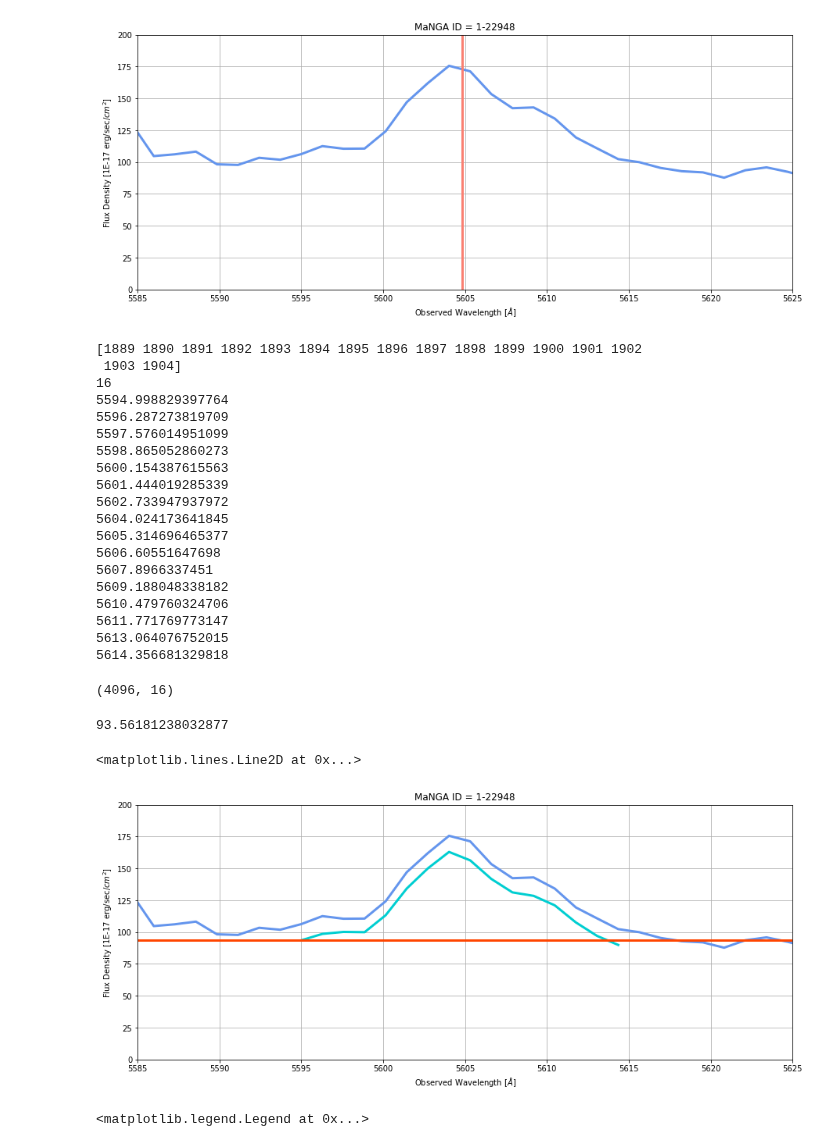
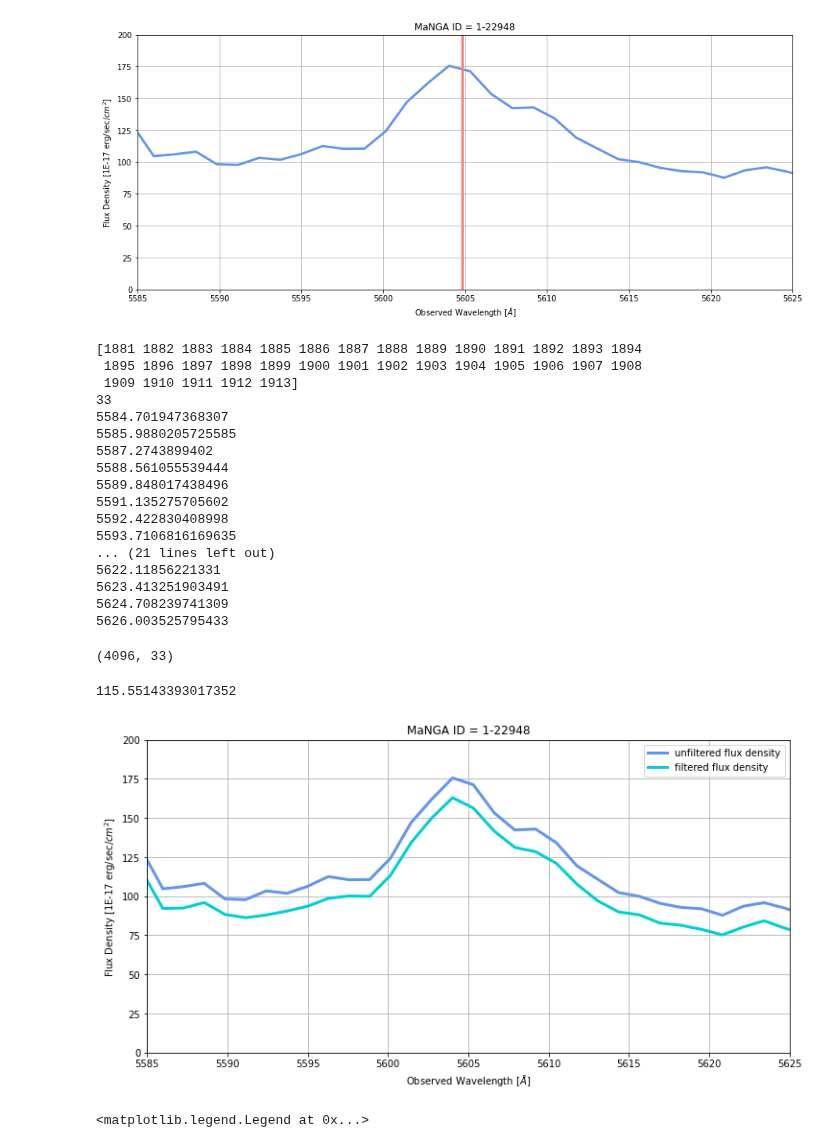
Before and after one commit to Natacha-U/Snr-Prj, a Jupyter notebook: 1-22948.ipynb, the cells around one changed output. Cells and saved outputs as stored; diff of their text form; code cells hidden in the pictures.

Commit message:
fixed the figures

```diff
--- a/1-22948.ipynb
+++ b/1-22948.ipynb
@@ -57,35 +57,33 @@ plt.axvline(a, linewidth = 3, color = 'salmon')
 # %%
 # select peak region
 index = 0
-yaxis = np.where(np.logical_and(wave > start, wave < end))[0]
+yaxis = np.where(np.logical_and(wave > start-1, wave < end+2))[0]
 # print(yaxis)
 
-yaxis = yaxis[7:23]
+# yaxis = yaxis[7:23]
 print(yaxis)
 print(len(yaxis))
 
 for i in yaxis:
     print(wave[i])
 # %% [output]
-[1889 1890 1891 1892 1893 1894 1895 1896 1897 1898 1899 1900 1901 1902
- 1903 1904]
-16
-5594.998829397764
-5596.287273819709
-5597.576014951099
-5598.865052860273
-5600.154387615563
-5601.444019285339
-5602.733947937972
-5604.024173641845
-5605.314696465377
-5606.60551647698
-5607.8966337451
-5609.188048338182
-5610.479760324706
-5611.771769773147
-5613.064076752015
-5614.356681329818
+[1881 1882 1883 1884 1885 1886 1887 1888 1889 1890 1891 1892 1893 1894
+ 1895 1896 1897 1898 1899 1900 1901 1902 1903 1904 1905 1906 1907 1908
+ 1909 1910 1911 1912 1913]
+33
+5584.701947368307
+5585.9880205725585
+5587.2743899402
+5588.561055539444
+5589.848017438496
+5591.135275705602
+5592.422830408998
+5593.7106816169635
+... (21 lines left out)
+5622.11856221331
+5623.413251903491
+5624.708239741309
+5626.003525795433
 # %%
 flux_compare = []
 ivar_compare = []
@@ -99,7 +97,7 @@ ivar_compare = np.array(ivar_compare)
 
 len(flux_compare[0]), len(ivar_compare)
 # %% [output]
-(4096, 16)
+(4096, 33)
 # %%
 result = []
 sumresult = []
@@ -117,22 +115,23 @@ for i in range(len(yaxis)):
 # %%
 sumresult[index]
 # %% [output]
-93.56181238032877
+115.55143393017352
 # %%
-plt.figure(figsize = (15,6))
+plt.figure(figsize = (12,6))
 plt.grid()
 plt.xlim(start, end)
 plt.ylim(0,height)
 plt.xlabel('Observed Wavelength ' + r'[$\AA$]')
 plt.ylabel('Flux Density [1E-17 erg/sec/'+r'$cm^2$]')
 plt.title('MaNGA ID = ' + mangaid)
-plt.plot(wave, sumflux, color = 'cornflowerblue', linewidth = 3)
-plt.plot(wave[yaxis[0] : yaxis[-1] + 1], sumresult, color = 'darkturquoise', linewidth = 3)
-plt.axhline(sumresult[index], linewidth = 3, color = 'orangered')
+plt.plot(wave, sumflux, color = 'cornflowerblue', linewidth = 3, label = 'unfiltered flux density')
+plt.plot(wave[yaxis[0] : yaxis[-1] + 1], sumresult, color = 'darkturquoise', linewidth = 3, label =
+        'filtered flux density')
+plt.legend()
+# plt.axhline(sumresult[index], linewidth = 3, color = 'orangered')
 # plt.savefig('Images/3sigma_subtracted_{}'.format(mangaid), bbox_inches = 'tight')
 # %% [output]
-<matplotlib.lines.Line2D at 0x...>
-[figure, old version]
+[figure, new version]
 # %%
 line1 = 5613
 line2 = 5614.5
```
